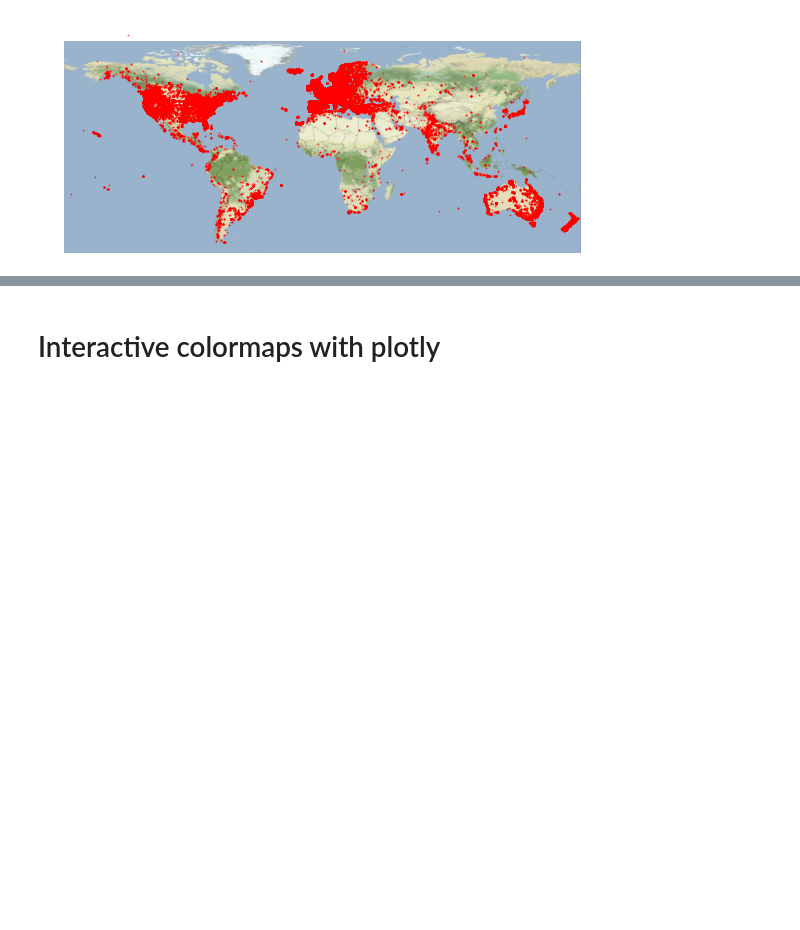
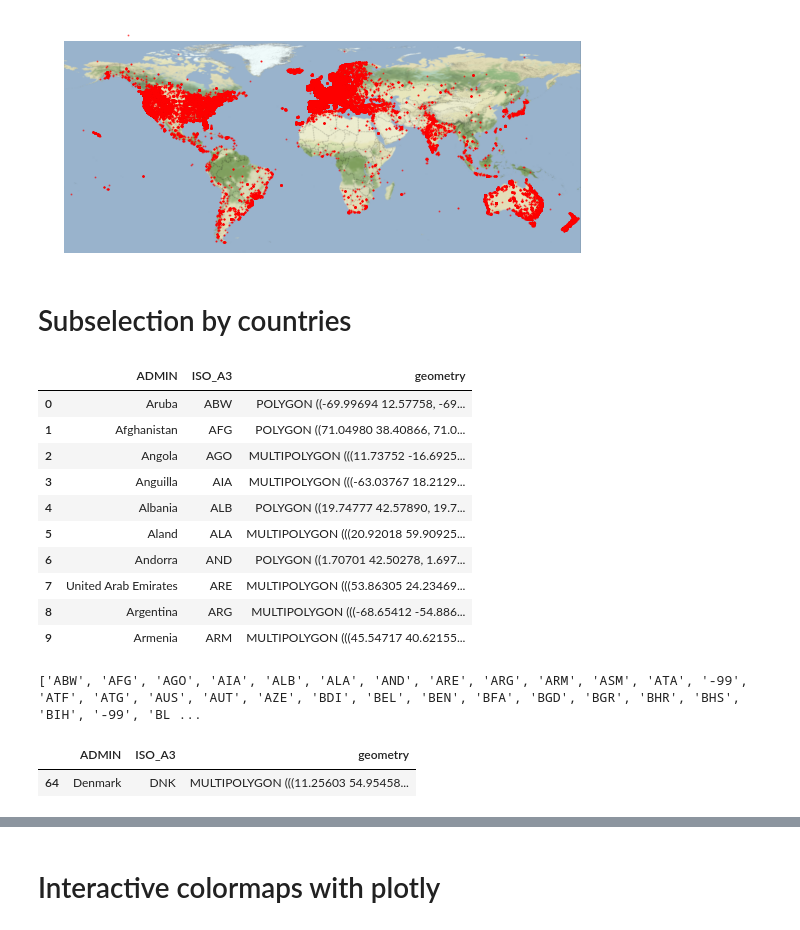
Before and after one commit to kasev/instagram_webscraping, a Jupyter notebook: scripts/instagram_analysis.ipynb, the cells around one changed output, grey strips where cells are left out. Cells and saved outputs as stored; diff of their text form; code cells hidden in the pictures; blank space fills up the shorter version.

```diff
--- a/scripts/instagram_analysis.ipynb
+++ b/scripts/instagram_analysis.ipynb
@@ -290,3 +290,32 @@ The "contextily.tile_providers" module is deprecated and will be removed in cont
 
 The "url" option is deprecated. Please use the "source" argument instead.
 [figure]
+# %% [markdown]
+# Subselection by countries
+# %%
+### a classic example with world countries
+
+url = "https://datahub.io/core/geo-countries/r/countries.geojson"
+countries = geopandas.read_file(url)
+countries.head(10)
+# %% [output]
+|  | ADMIN | ISO_A3 | geometry |
+| 0 | Aruba | ABW | POLYGON ((-69.99694 12.57758, -69... |
+| 1 | Afghanistan | AFG | POLYGON ((71.04980 38.40866, 71.0... |
+| 2 | Angola | AGO | MULTIPOLYGON (((11.73752 -16.6925... |
+| 3 | Anguilla | AIA | MULTIPOLYGON (((-63.03767 18.2129... |
+| 4 | Albania | ALB | POLYGON ((19.74777 42.57890, 19.7... |
+| 5 | Aland | ALA | MULTIPOLYGON (((20.92018 59.90925... |
+| 6 | Andorra | AND | POLYGON ((1.70701 42.50278, 1.697... |
+| 7 | United Arab Emirates | ARE | MULTIPOLYGON (((53.86305 24.23469... |
+| 8 | Argentina | ARG | MULTIPOLYGON (((-68.65412 -54.886... |
+| 9 | Armenia | ARM | MULTIPOLYGON (((45.54717 40.62155... |
+# %%
+print(countries["ISO_A3"].tolist())
+# %% [output]
+['ABW', 'AFG', 'AGO', 'AIA', 'ALB', 'ALA', 'AND', 'ARE', 'ARG', 'ARM', 'ASM', 'ATA', '-99', 'ATF', 'ATG', 'AUS', 'AUT', 'AZE', 'BDI', 'BEL', 'BEN', 'BFA', 'BGD', 'BGR', 'BHR', 'BHS', 'BIH', '-99', 'BL ...
+# %%
+countries[countries["ISO_A3"]=="DNK"]
+# %% [output]
+|  | ADMIN | ISO_A3 | geometry |
+| 64 | Denmark | DNK | MULTIPOLYGON (((11.25603 54.95458... |
```
Also changed, not shown: parts of 3 cells of this notebook, 1 other file.
